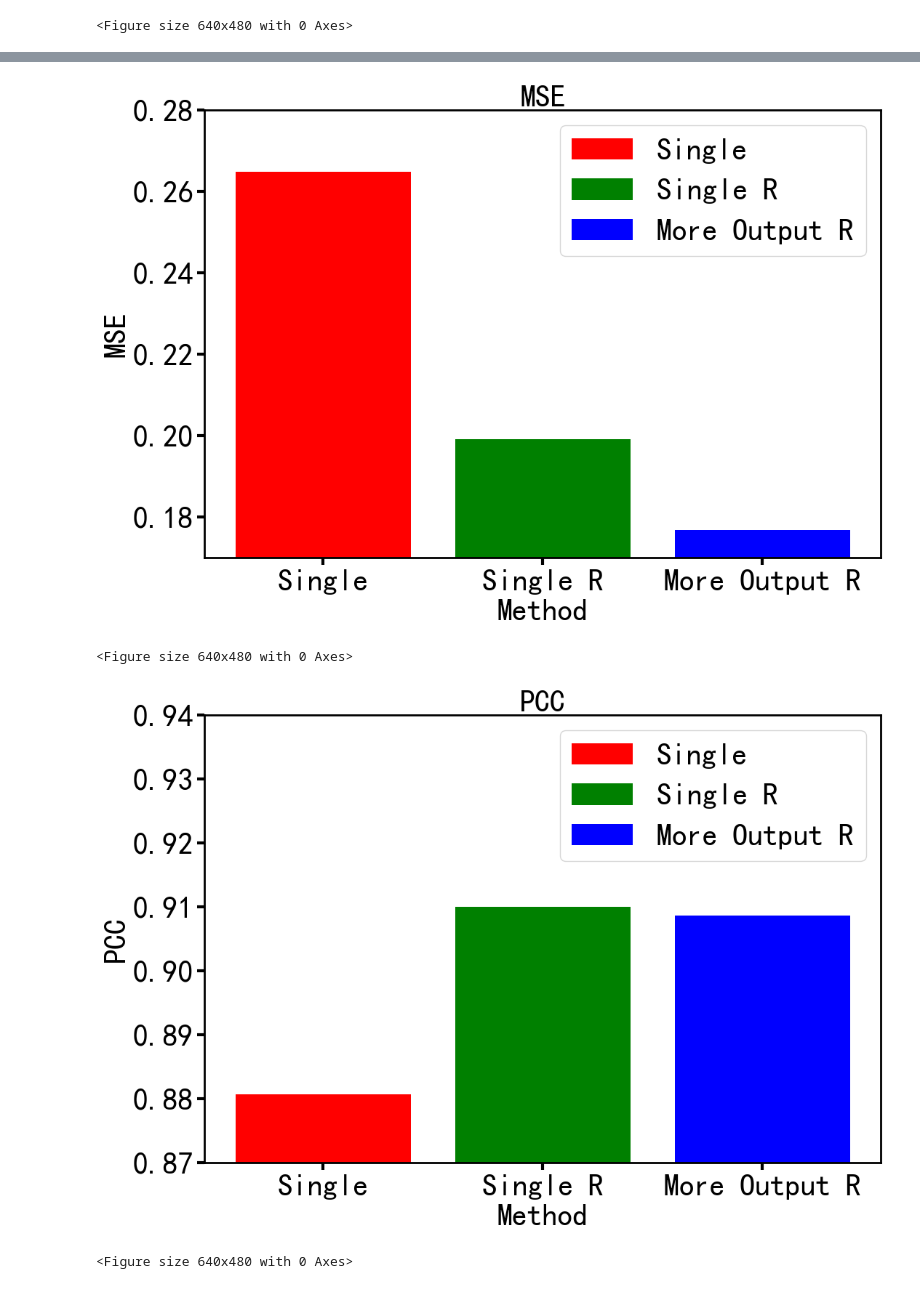
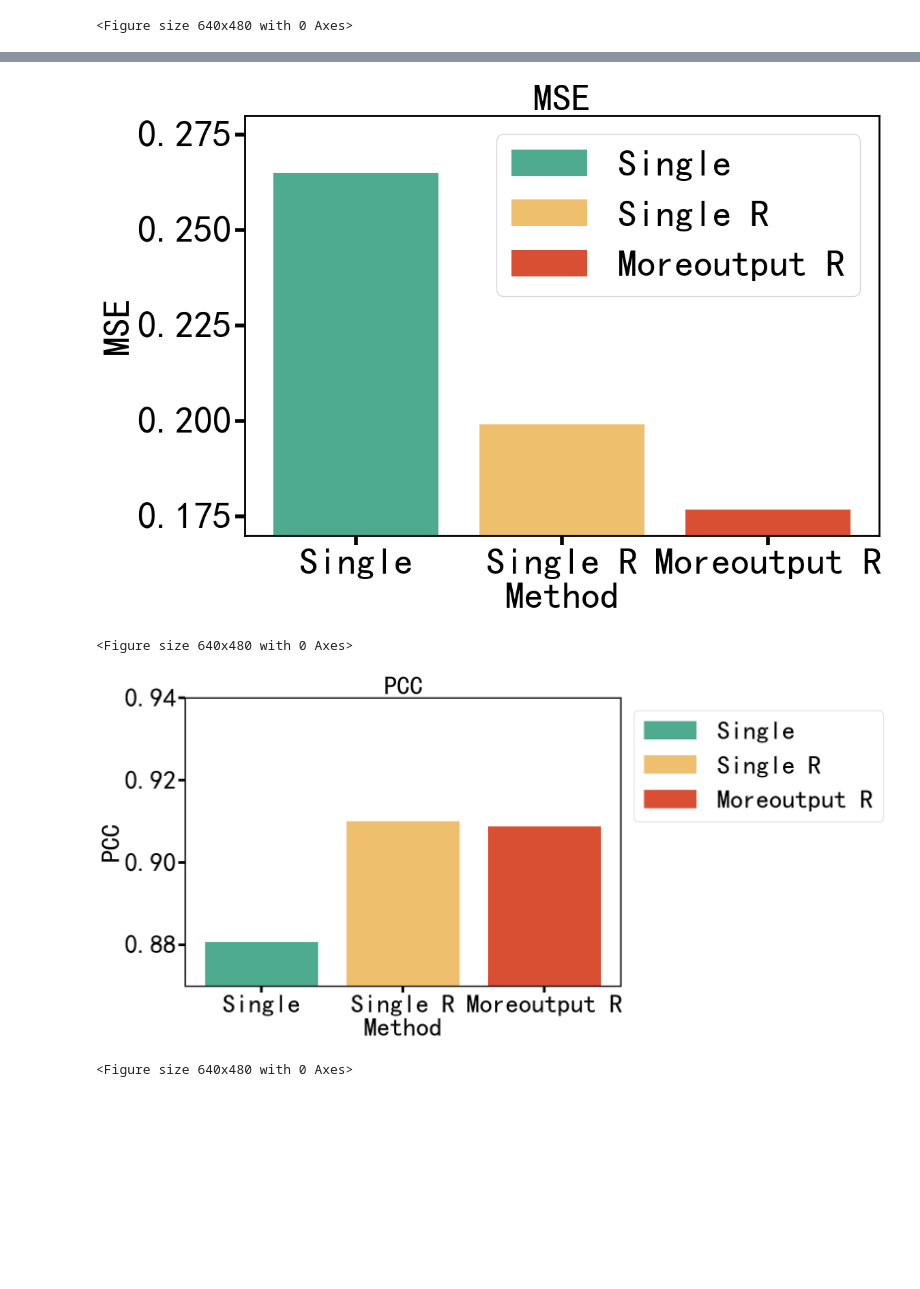
Before and after one commit to qq492947833/MSG-SED-ET-R-MO, a Jupyter notebook: code/降尺度结果-bar图.ipynb, the cells around one changed output, grey strips where cells are left out. Cells and saved outputs as stored; diff of their text form; code cells hidden in the pictures; blank space fills up the shorter version.

```diff
--- a/code/降尺度结果-bar图.ipynb
+++ b/code/降尺度结果-bar图.ipynb
@@ -1148,8 +1148,8 @@ psnr3=[40.5234,39.8392,41.4616]
 ssim3=[0.8692,0.8352,0.8265]
 times=['Direct','Indirect','Separate']
 # %%
-regressline,ym,yf,yd=Autobar_or_line(np.array(mse3),times,None,'no',None,None,'no',None,None,'no',None,None,'bar',vs=None,ifself_vmax_vmin='yes',selfvmax=0.35,selfvmin=0.15,linenum=1,xlabelname='Method',ylabelname='MSE',bar_line_title='MSE',label=['Direct','Indirect','Separate'],linewidth=4,selfcolor=['r','g','b'],iftend='no',ifmultitend='no',iffilter='no',filtermode=None,extent=None,rangement=None,ifdetend='no',detendtype=None,ifstdline='no',ifmean='no',xspace=1,labelsize=30,xlabelformat='self',valuemodel='+')
-regressline,ym,yf,yd=Autobar_or_line(np.array(pearson3),times,None,'no',None,None,'no',None,None,'no',None,None,'bar',vs=None,ifself_vmax_vmin='yes',selfvmax=0.9,selfvmin=0.87,linenum=1,xlabelname='Method',ylabelname='PCC',bar_line_title='PCC',label=['Direct','Indirect','Separate'],linewidth=4,selfcolor=['r','g','b'],iftend='no',ifmultitend='no',iffilter='no',filtermode=None,extent=None,rangement=None,ifdetend='no',detendtype=None,ifstdline='no',ifmean='no',xspace=1,labelsize=30,xlabelformat='self',valuemodel='+')
-regressline,ym,yf,yd=Autobar_or_line(np.array(ssim3),times,None,'no',None,None,'no',None,None,'no',None,None,'bar',vs=None,ifself_vmax_vmin='yes',selfvmax=0.88,selfvmin=0.82,linenum=1,xlabelname='Method',ylabelname='SSIM',bar_line_title='SSIM',label=['Direct','Indirect','Separate'],linewidth=4,selfcolor=['r','g','b'],iftend='no',ifmultitend='no',iffilter='no',filtermode=None,extent=None,rangement=None,ifdetend='no',detendtype=None,ifstdline='no',ifmean='no',xspace=1,labelsize=30,xlabelformat='self',valuemodel='+')
-regressline,ym,yf,yd=Autobar_or_line(np.array(psnr3),times,None,'no',None,None,'no',None,None,'no',None,None,'bar',vs=None,ifself_vmax_vmin='yes',selfvmax=43,selfvmin=39,linenum=1,xlabelname='Method',ylabelname='PSNR',bar_line_title='PSNR',label=['Direct','Indirect','Separate'],linewidth=4,selfcolor=['r','g','b'],iftend='no',ifmultitend='no',iffilter='no',filtermode=None,extent=None,rangement=None,ifdetend='no',detendtype=None,ifstdline='no',ifmean='no',xspace=1,labelsize=30,xlabelformat='self',valuemodel='+')
+regressline,ym,yf,yd=Autobar_or_line(np.array(mse3),times,None,'no',None,None,'no',None,None,'no',None,None,'bar',vs=None,ifself_vmax_vmin='yes',selfvmax=0.35,selfvmin=0.15,linenum=1,xlabelname='Method',ylabelname='MSE',bar_line_title='MSE',label=['Direct','Indirect','Separate'],linewidth=4,selfcolor=['#4EAB90','#EEBF6D','#D94F33'],iftend='no',ifmultitend='no',iffilter='no',filtermode=None,extent=None,rangement=None,ifdetend='no',detendtype=None,ifstdline='no',ifmean='no',xspace=1,labelsize=40,xlabelformat='self',valuemodel='+')
+regressline,ym,yf,yd=Autobar_or_line(np.array(pearson3),times,None,'no',None,None,'no',None,None,'no',None,None,'bar',vs=None,ifself_vmax_vmin='yes',selfvmax=0.89,selfvmin=0.87,linenum=1,xlabelname='Method',ylabelname='PCC',bar_line_title='PCC',label=['Direct','Indirect','Separate'],linewidth=4,selfcolor=['#4EAB90','#EEBF6D','#D94F33'],iftend='no',ifmultitend='no',iffilter='no',filtermode=None,extent=None,rangement=None,ifdetend='no',detendtype=None,ifstdline='no',ifmean='no',xspace=1,labelsize=40,xlabelformat='self',valuemodel='+')
+regressline,ym,yf,yd=Autobar_or_line(np.array(ssim3),times,None,'no',None,None,'no',None,None,'no',None,None,'bar',vs=None,ifself_vmax_vmin='yes',selfvmax=0.88,selfvmin=0.82,linenum=1,xlabelname='Method',ylabelname='SSIM',bar_line_title='SSIM',label=['Direct','Indirect','Separate'],linewidth=4,selfcolor=['#4EAB90','#EEBF6D','#D94F33'],iftend='no',ifmultitend='no',iffilter='no',filtermode=None,extent=None,rangement=None,ifdetend='no',detendtype=None,ifstdline='no',ifmean='no',xspace=1,labelsize=40,xlabelformat='self',valuemodel='+')
+regressline,ym,yf,yd=Autobar_or_line(np.array(psnr3),times,None,'no',None,None,'no',None,None,'no',None,None,'bar',vs=None,ifself_vmax_vmin='yes',selfvmax=43,selfvmin=39,linenum=1,xlabelname='Method',ylabelname='PSNR',bar_line_title='PSNR',label=['Direct','Indirect','Separate'],linewidth=4,selfcolor=['#4EAB90','#EEBF6D','#D94F33'],iftend='no',ifmultitend='no',iffilter='no',filtermode=None,extent=None,rangement=None,ifdetend='no',detendtype=None,ifstdline='no',ifmean='no',xspace=1,labelsize=40,xlabelformat='self',valuemodel='+')
 # %% [output]
@@ -1166,14 +1166,14 @@ mse3_pro=[0.2649,0.1991,0.1768]
 pearson3_pro=[0.8807,0.9100,0.9087]
 psnr3_pro=[36.6628,38.7443,37.7701]
 ssim3_pro=[0.7964,0.8426,0.8393]
-times_pro=['Single','Single R','More Output R']
+times_pro=['Single','Single R','Moreoutput R']
 # %%
-regressline,ym,yf,yd=Autobar_or_line(np.array(mse3_pro),times_pro,None,'no',None,None,'no',None,None,'no',None,None,'bar',vs=None,ifself_vmax_vmin='yes',selfvmax=0.28,selfvmin=0.17,linenum=1,xlabelname='Method',ylabelname='MSE',bar_line_title='MSE',label=['Single','Single R','More Output R'],linewidth=4,selfcolor=['r','g','b'],iftend='no',ifmultitend='no',iffilter='no',filtermode=None,extent=None,rangement=None,ifdetend='no',detendtype=None,ifstdline='no',ifmean='no',xspace=1,labelsize=30,xlabelformat='self',valuemodel='+')
-regressline,ym,yf,yd=Autobar_or_line(np.array(pearson3_pro),times_pro,None,'no',None,None,'no',None,None,'no',None,None,'bar',vs=None,ifself_vmax_vmin='yes',selfvmax=0.94,selfvmin=0.87,linenum=1,xlabelname='Method',ylabelname='PCC',bar_line_title='PCC',label=['Single','Single R','More Output R'],linewidth=4,selfcolor=['r','g','b'],iftend='no',ifmultitend='no',iffilter='no',filtermode=None,extent=None,rangement=None,ifdetend='no',detendtype=None,ifstdline='no',ifmean='no',xspace=1,labelsize=30,xlabelformat='self',valuemodel='+')
-regressline,ym,yf,yd=Autobar_or_line(np.array(ssim3_pro),times_pro,None,'no',None,None,'no',None,None,'no',None,None,'bar',vs=None,ifself_vmax_vmin='yes',selfvmax=0.87,selfvmin=0.79,linenum=1,xlabelname='Method',ylabelname='SSIM',bar_line_title='SSIM',label=['Single','Single R','More Output R'],linewidth=4,selfcolor=['r','g','b'],iftend='no',ifmultitend='no',iffilter='no',filtermode=None,extent=None,rangement=None,ifdetend='no',detendtype=None,ifstdline='no',ifmean='no',xspace=1,labelsize=30,xlabelformat='self',valuemodel='+')
-regressline,ym,yf,yd=Autobar_or_line(np.array(psnr3_pro),times_pro,None,'no',None,None,'no',None,None,'no',None,None,'bar',vs=None,ifself_vmax_vmin='yes',selfvmax=41,selfvmin=36,linenum=1,xlabelname='Method',ylabelname='PSNR',bar_line_title='PSNR',label=['Single','Single R','More Output R'],linewidth=4,selfcolor=['r','g','b'],iftend='no',ifmultitend='no',iffilter='no',filtermode=None,extent=None,rangement=None,ifdetend='no',detendtype=None,ifstdline='no',ifmean='no',xspace=1,labelsize=30,xlabelformat='self',valuemodel='+')
+regressline,ym,yf,yd=Autobar_or_line(np.array(mse3_pro),times_pro,None,'no',None,None,'no',None,None,'no',None,None,'bar',vs=None,ifself_vmax_vmin='yes',selfvmax=0.28,selfvmin=0.17,linenum=1,xlabelname='Method',ylabelname='MSE',bar_line_title='MSE',label=['Single','Single R','Moreoutput R'],linewidth=4,selfcolor=['#4EAB90','#EEBF6D','#D94F33'],iftend='no',ifmultitend='no',iffilter='no',filtermode=None,extent=None,rangement=None,ifdetend='no',detendtype=None,ifstdline='no',ifmean='no',xspace=1,labelsize=40,xlabelformat='self',valuemodel='+')
+regressline,ym,yf,yd=Autobar_or_line(np.array(pearson3_pro),times_pro,None,'no',None,None,'no',None,None,'no',None,None,'bar',vs=None,ifself_vmax_vmin='yes',selfvmax=0.94,selfvmin=0.87,linenum=1,xlabelname='Method',ylabelname='PCC',bar_line_title='PCC',label=['Single','Single R','Moreoutput R'],linewidth=4,selfcolor=['#4EAB90','#EEBF6D','#D94F33'],iftend='no',ifmultitend='no',iffilter='no',filtermode=None,extent=None,rangement=None,ifdetend='no',detendtype=None,ifstdline='no',ifmean='no',xspace=1,labelsize=40,xlabelformat='self',valuemodel='+')
+regressline,ym,yf,yd=Autobar_or_line(np.array(ssim3_pro),times_pro,None,'no',None,None,'no',None,None,'no',None,None,'bar',vs=None,ifself_vmax_vmin='yes',selfvmax=0.87,selfvmin=0.79,linenum=1,xlabelname='Method',ylabelname='SSIM',bar_line_title='SSIM',label=['Single','Single R','Moreoutput R'],linewidth=4,selfcolor=['#4EAB90','#EEBF6D','#D94F33'],iftend='no',ifmultitend='no',iffilter='no',filtermode=None,extent=None,rangement=None,ifdetend='no',detendtype=None,ifstdline='no',ifmean='no',xspace=1,labelsize=40,xlabelformat='self',valuemodel='+')
+regressline,ym,yf,yd=Autobar_or_line(np.array(psnr3_pro),times_pro,None,'no',None,None,'no',None,None,'no',None,None,'bar',vs=None,ifself_vmax_vmin='yes',selfvmax=40,selfvmin=36,linenum=1,xlabelname='Method',ylabelname='PSNR',bar_line_title='PSNR',label=['Single','Single R','Moreoutput R'],linewidth=4,selfcolor=['#4EAB90','#EEBF6D','#D94F33'],iftend='no',ifmultitend='no',iffilter='no',filtermode=None,extent=None,rangement=None,ifdetend='no',detendtype=None,ifstdline='no',ifmean='no',xspace=1,labelsize=40,xlabelformat='self',valuemodel='+')
 # %% [output]
-[figure, old version]
+[figure, new version]
 <Figure size 640x480 with 0 Axes>
-[figure, old version]
+[figure, new version]
 <Figure size 640x480 with 0 Axes>
```
Also changed, not shown: parts of 3 cells of this notebook, 3 other files.
